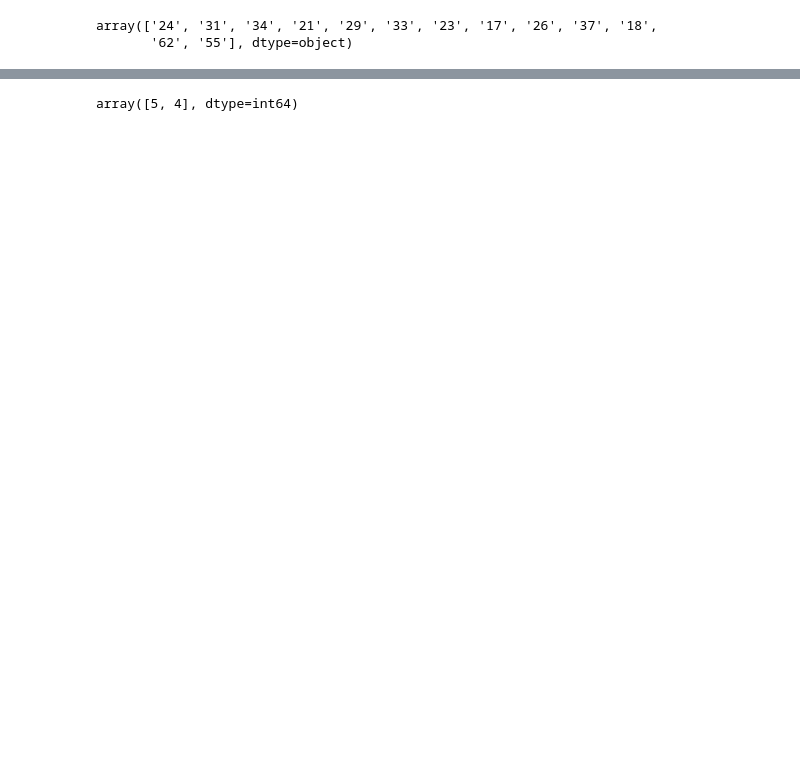
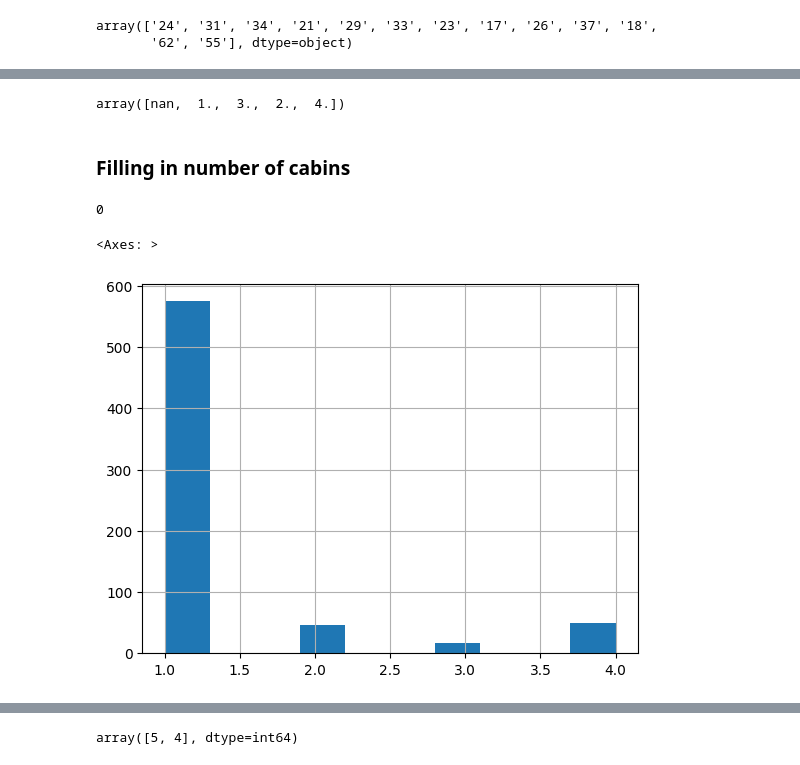
Before and after one commit to AdventurousDataScientist/TitanicSurvival, a Jupyter notebook: Titanic EDA.ipynb, the cells around one changed output, grey strips where cells are left out. Saved outputs shown, nothing was run; the diff lists cells and outputs as text; code cells hidden in the pictures; blank space fills up the shorter version.

```diff
--- a/Titanic EDA.ipynb
+++ b/Titanic EDA.ipynb
@@ -1074,0 +1199,14 @@ array(['24', '31', '34', '21', '29', '33', '23', '17', '26', '37', '18',
+# %%
+def get_num_cabins(x):
+    global errors
+    if not pd.isnull(x):
+        try:
+            return len(x.split(' '))
+        except:
+            #print(f"Cabins {x}")
+            errors.add(x)
+    else:
+        return None
+# %%
+errors = set()
+train["num_cabins"] = train["Cabin"].apply(lambda x: get_num_cabins(x))
@@ -1074,0 +1538,31 @@ array(['24', '31', '34', '21', '29', '33', '23', '17', '26', '37', '18',
+# %%
+train["num_cabins"].unique()
+# %% [output]
+array([nan,  1.,  3.,  2.,  4.])
+# %% [markdown]
+### Filling in number of cabins
+# %%
+def get_num_cabins(row):
+    if not pd.isnull(row['num_cabins']):
+        return row["num_cabins"]
+    else:
+        if row["ticket_group_size"] <= 2:
+            return 1
+        elif row["ticket_group_size"] > 2 and row["ticket_group_size"] < 5 and row["family_size"] <= 4:
+            return 2
+        elif row["ticket_group_size"] > 2 and row["ticket_group_size"] < 5 and row["family_size"] >= 5:
+            return 3
+        else:
+            return 4
+# %%
+train["num_cabins"] = train.apply(lambda row: get_num_cabins(row), axis='columns')
+# %%
+train["num_cabins"].isna().sum()
+# %% [output]
+0
+# %%
+missing_cabins = train[pd.isnull(train["Cabin"])]
+missing_cabins['num_cabins'].hist()
+# %% [output]
+<Axes: >
+[figure, added]
```
Also changed, not shown: parts of 137 cells of this notebook.
